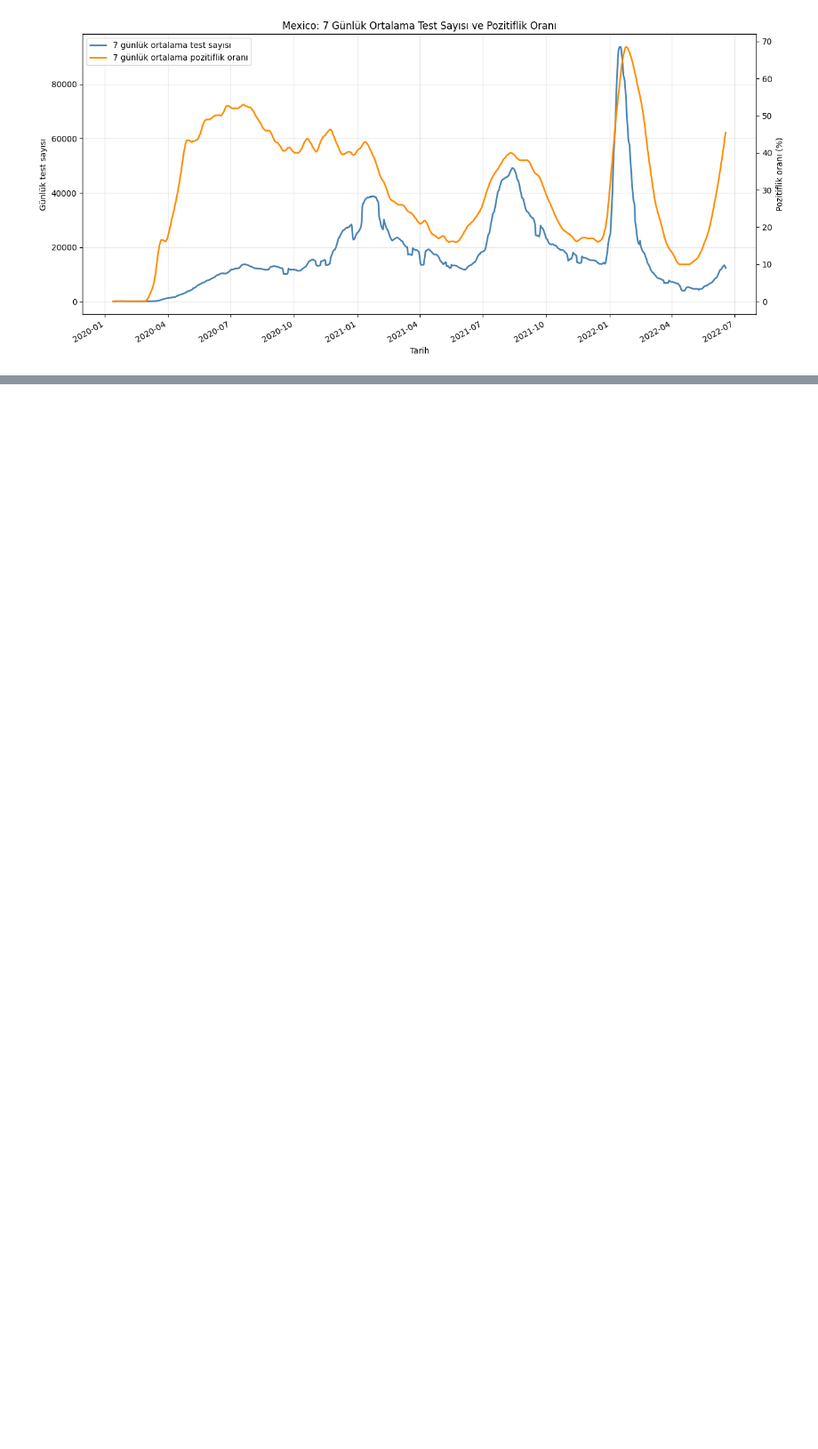
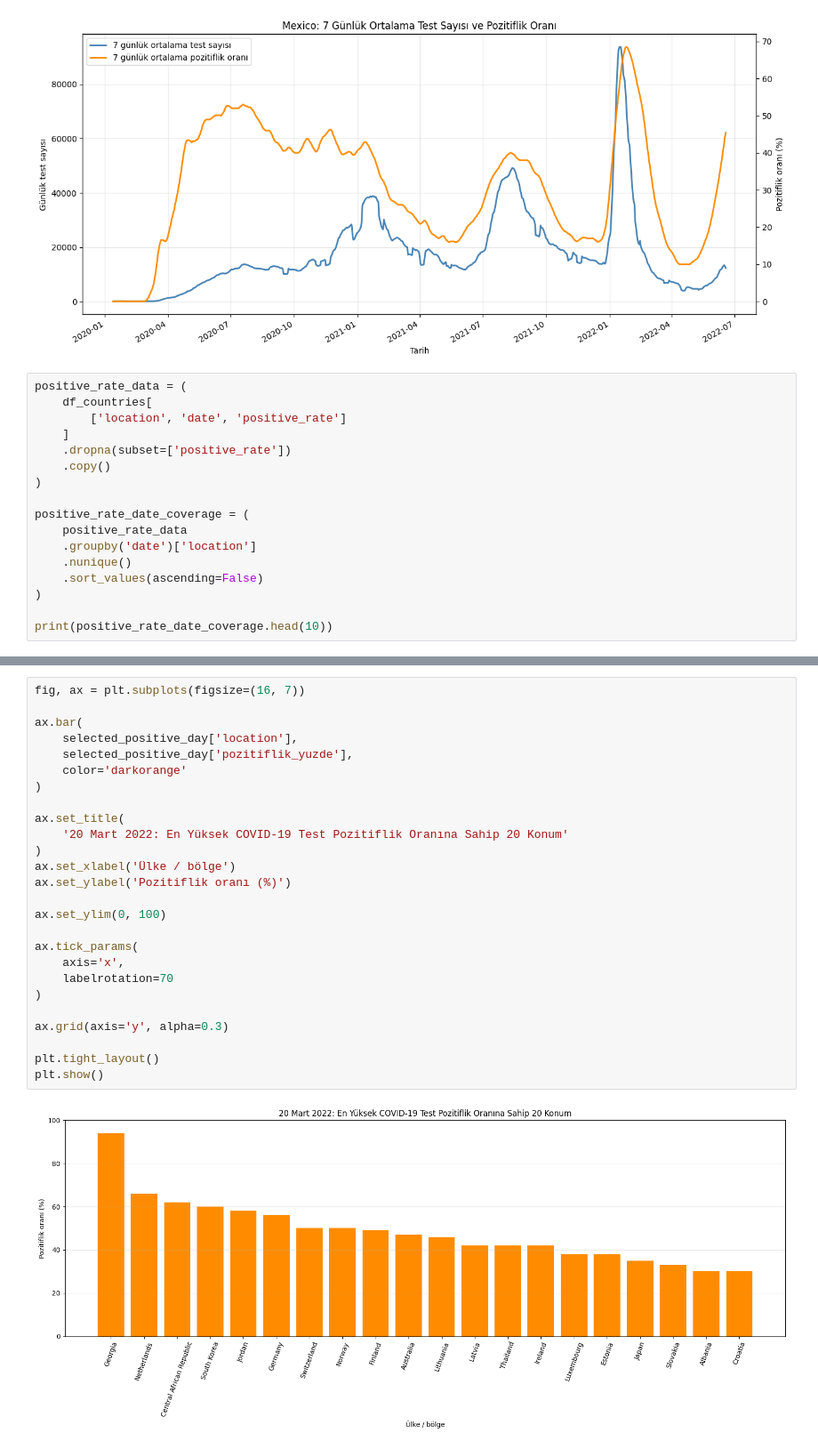
Before and after one commit to nazlican-engineer/CoronaVirusProject, a Jupyter notebook: covid_analysis.ipynb, the cells around one changed output, grey strips where cells are left out. Shown at 89% size. Saved outputs shown, nothing was run; the diff lists cells and outputs as text; blank space fills up the shorter version.

Commit message:
en yüksek pozitif çıkan ülkelerin karşılaştırışması

```diff
--- a/covid_analysis.ipynb
+++ b/covid_analysis.ipynb
@@ -3849,3 +3849,20 @@ plt.tight_layout()
 plt.show()
 # %% [output]
 [figure]
+# %%
+positive_rate_data = (
+    df_countries[
+        ['location', 'date', 'positive_rate']
+    ]
+    .dropna(subset=['positive_rate'])
+    .copy()
+)
+
+positive_rate_date_coverage = (
+    positive_rate_data
+    .groupby('date')['location']
+    .nunique()
+    .sort_values(ascending=False)
+)
+
+print(positive_rate_date_coverage.head(10))
@@ -3851,0 +3928,28 @@ plt.show()
+# %%
+fig, ax = plt.subplots(figsize=(16, 7))
+
+ax.bar(
+    selected_positive_day['location'],
+    selected_positive_day['pozitiflik_yuzde'],
+    color='darkorange'
+)
+
+ax.set_title(
+    '20 Mart 2022: En Yüksek COVID-19 Test Pozitiflik Oranına Sahip 20 Konum'
+)
+ax.set_xlabel('Ülke / bölge')
+ax.set_ylabel('Pozitiflik oranı (%)')
+
+ax.set_ylim(0, 100)
+
+ax.tick_params(
+    axis='x',
+    labelrotation=70
+)
+
+ax.grid(axis='y', alpha=0.3)
+
+plt.tight_layout()
+plt.show()
+# %% [output]
+[figure, added]
```
Also changed, not shown: parts of 2 cells of this notebook.
